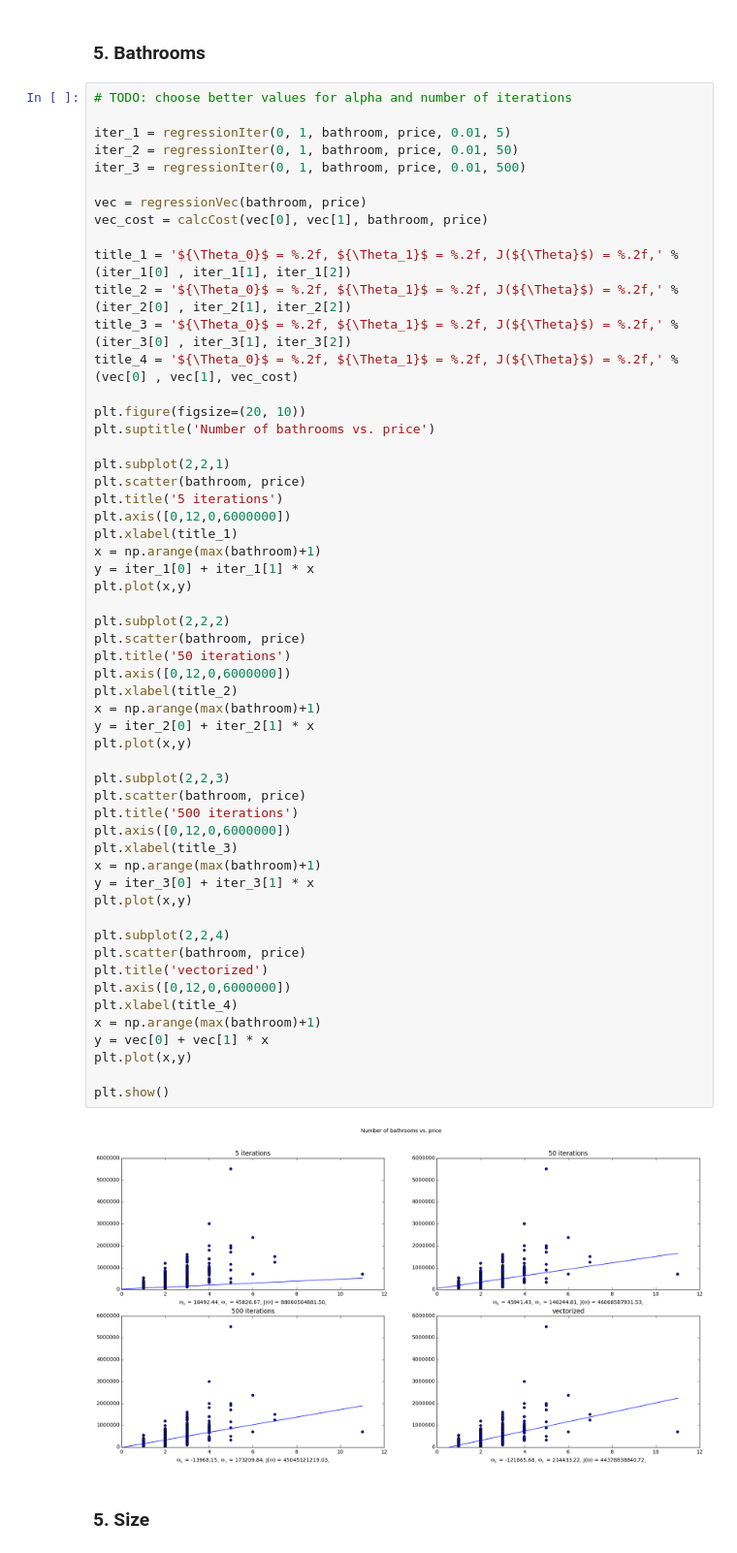
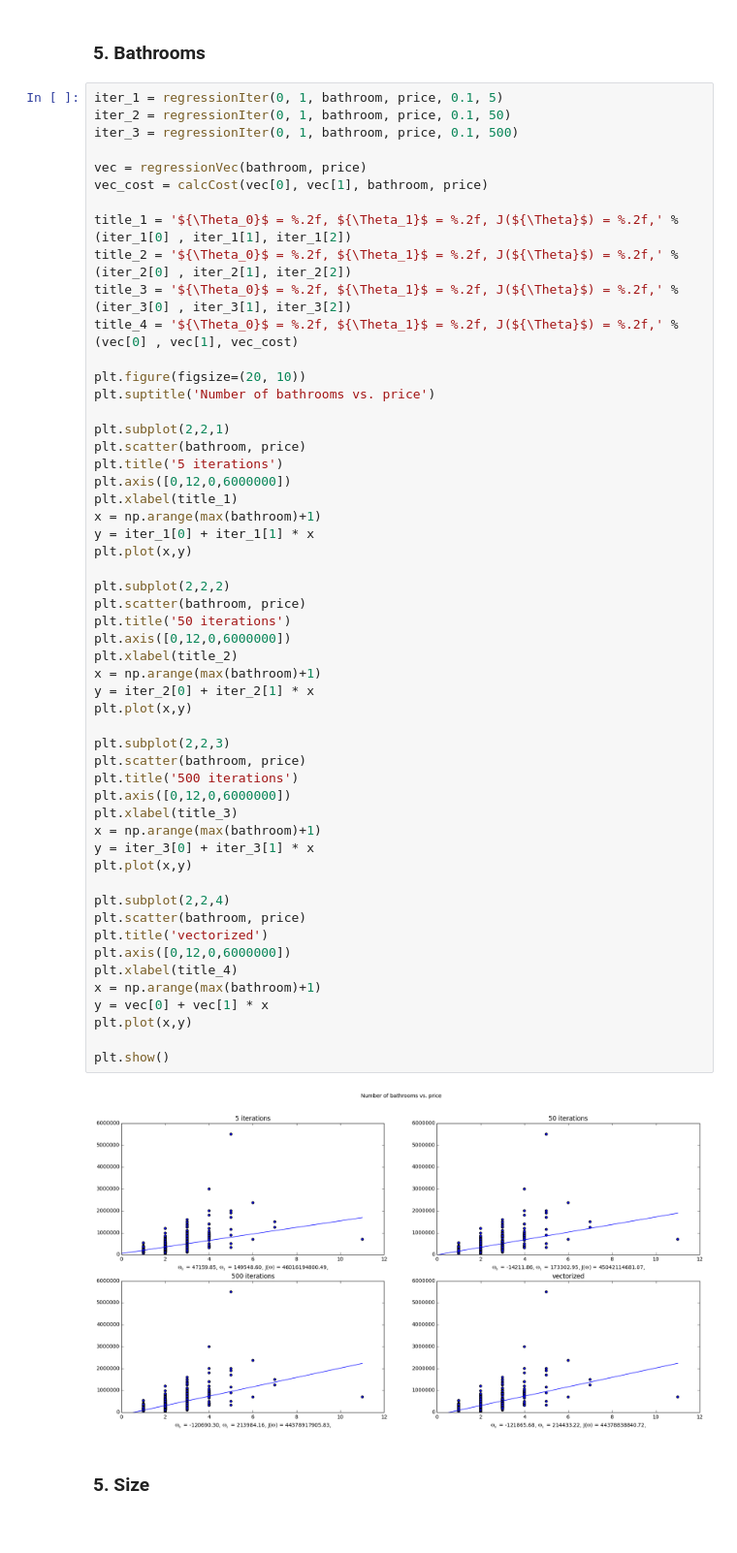
Before and after one commit to phielp/Leren-2016, a Jupyter notebook: Assignment1.ipynb, the cells around one changed output. Shown at 97% size. Drawn from its saved outputs; the diff is of its cells as text.

Commit message:
alphas improved

```diff
--- a/Assignment1.ipynb
+++ b/Assignment1.ipynb
@@ -161,11 +165,9 @@ plt.show()
 # %% [markdown]
 ### 5. Bathrooms
 # %%
-# TODO: choose better values for alpha and number of iterations
-
-iter_1 = regressionIter(0, 1, bathroom, price, 0.01, 5)
-iter_2 = regressionIter(0, 1, bathroom, price, 0.01, 50)
-iter_3 = regressionIter(0, 1, bathroom, price, 0.01, 500)
+iter_1 = regressionIter(0, 1, bathroom, price, 0.1, 5)
+iter_2 = regressionIter(0, 1, bathroom, price, 0.1, 50)
+iter_3 = regressionIter(0, 1, bathroom, price, 0.1, 500)
 
 vec = regressionVec(bathroom, price)
 vec_cost = calcCost(vec[0], vec[1], bathroom, price)
@@ -189,34 +191,34 @@ plt.plot(x,y)
 
 plt.subplot(2,2,2)
 plt.scatter(bathroom, price)
 plt.title('50 iterations')
 plt.axis([0,12,0,6000000])
 plt.xlabel(title_2)
 x = np.arange(max(bathroom)+1)
 y = iter_2[0] + iter_2[1] * x
 plt.plot(x,y)
 
 plt.subplot(2,2,3)
 plt.scatter(bathroom, price)
 plt.title('500 iterations')
 plt.axis([0,12,0,6000000])
 plt.xlabel(title_3)
 x = np.arange(max(bathroom)+1)
 y = iter_3[0] + iter_3[1] * x
 plt.plot(x,y)
 
 plt.subplot(2,2,4)
 plt.scatter(bathroom, price)
 plt.title('vectorized')
 plt.axis([0,12,0,6000000])
 plt.xlabel(title_4)
 x = np.arange(max(bathroom)+1)
 y = vec[0] + vec[1] * x
 plt.plot(x,y)
 
 plt.show()
 # %% [output]
-[figure, old version]
+[figure, new version]
 # %% [markdown]
 ### 5. Size
 # %%
```
Also changed, not shown: parts of 6 cells of this notebook.
